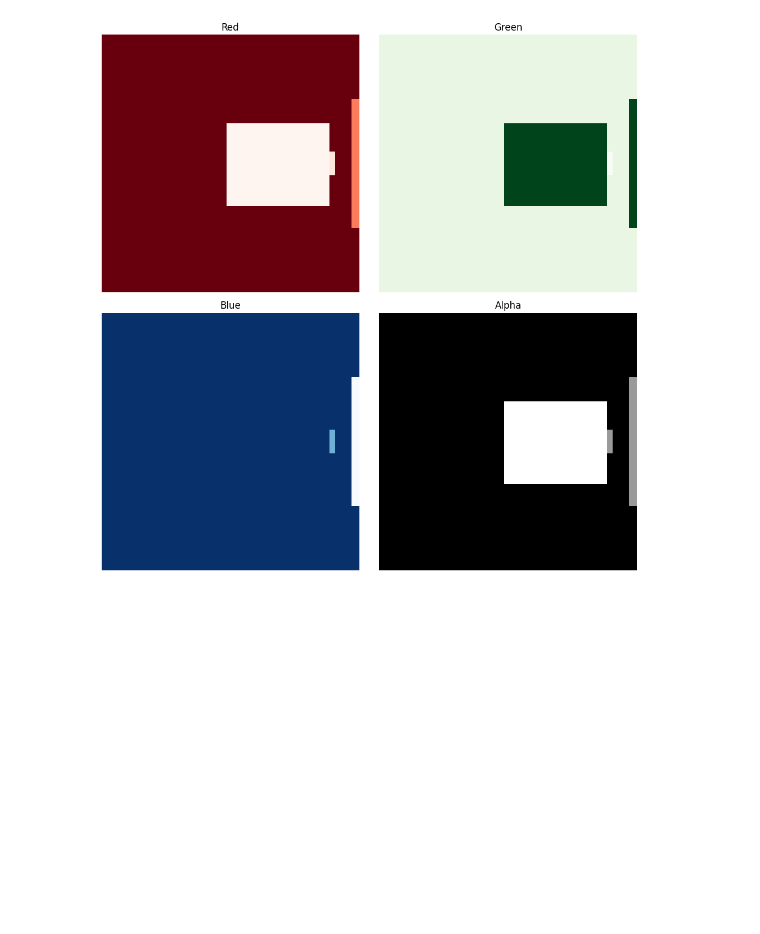
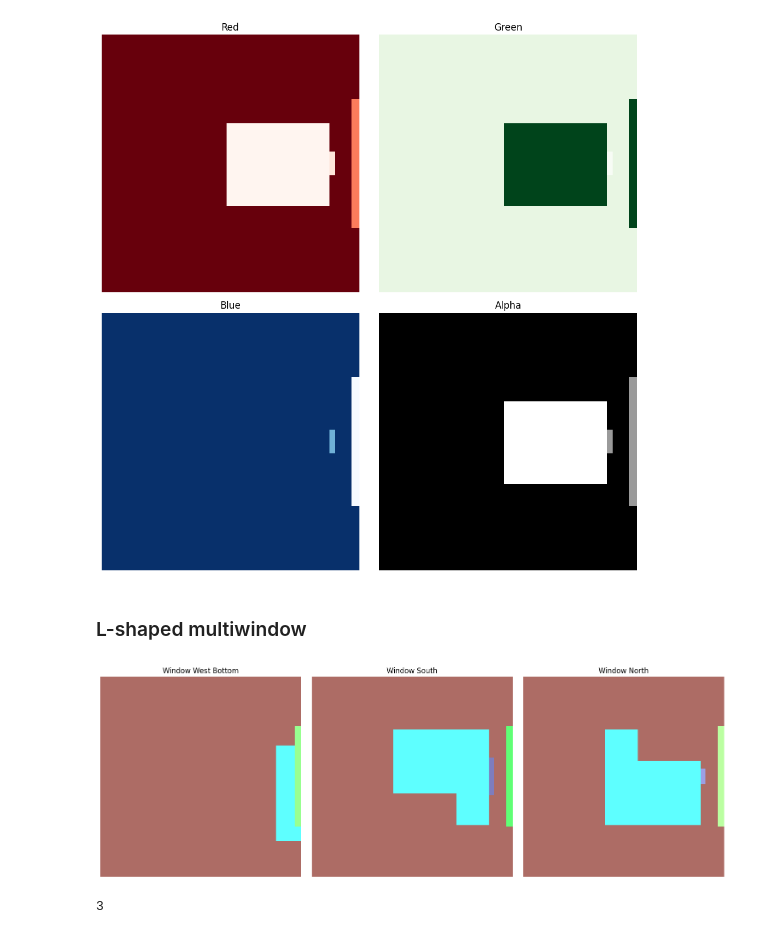
Before and after one commit to upskiller-xyz/server_encoder, a Jupyter notebook: example/demo.ipynb, the cells around one changed output. Drawn from its saved outputs; the diff is of its cells as text; code cells hidden in the pictures; blank space fills up the shorter version.

Commit message:
feat: add rotation for windows situated on other than south sides of the apartment

```diff
--- a/example/demo.ipynb
+++ b/example/demo.ipynb
@@ -102,3 +102,35 @@ else:
 utils.show_individual_channels(inp_file)
 # %% [output]
 [figure]
+# %% [markdown]
+### L-shaped multiwindow
+# %%
+# Load multi-window payload from JSON file
+with open("../assets/l_shaped_multi.json") as f:
+    payload = json.load(f)
+
+response = requests.post(f"{SERVER_URL}/encode", json=payload)
+
+if response.status_code == 200:
+    Path("encoded_multi_window.zip").write_bytes(response.content)
+
+    images = {}
+    with zipfile.ZipFile(io.BytesIO(response.content)) as z:
+        for name in z.namelist():
+            images[name.replace('.png', '')] = Image.open(io.BytesIO(z.read(name)))
+
+    fig, axes = plt.subplots(1, 3, figsize=(15, 5))
+    for idx, (window_id, img) in enumerate(images.items()):
+        axes[idx].imshow(img)
+        axes[idx].set_title(window_id.replace("_", " ").title())
+        axes[idx].axis('off')
+    plt.tight_layout()
+    plt.show()
+else:
+    print(f"❌ Error: {response.status_code}")
+# %% [output]
+[figure, added]
+# %%
+len(images)
+# %% [output]
+3
```
Also changed, not shown: 6 other files.
